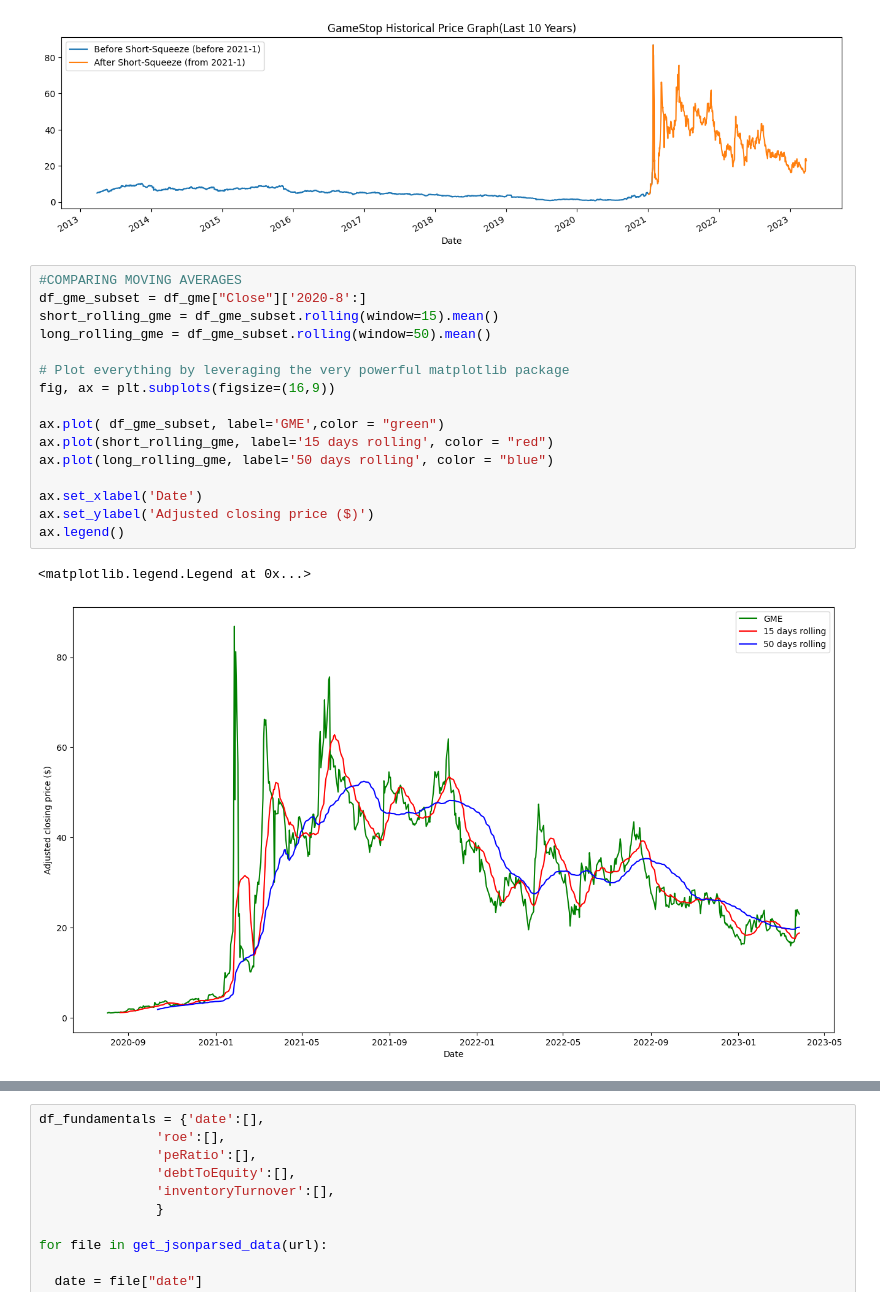
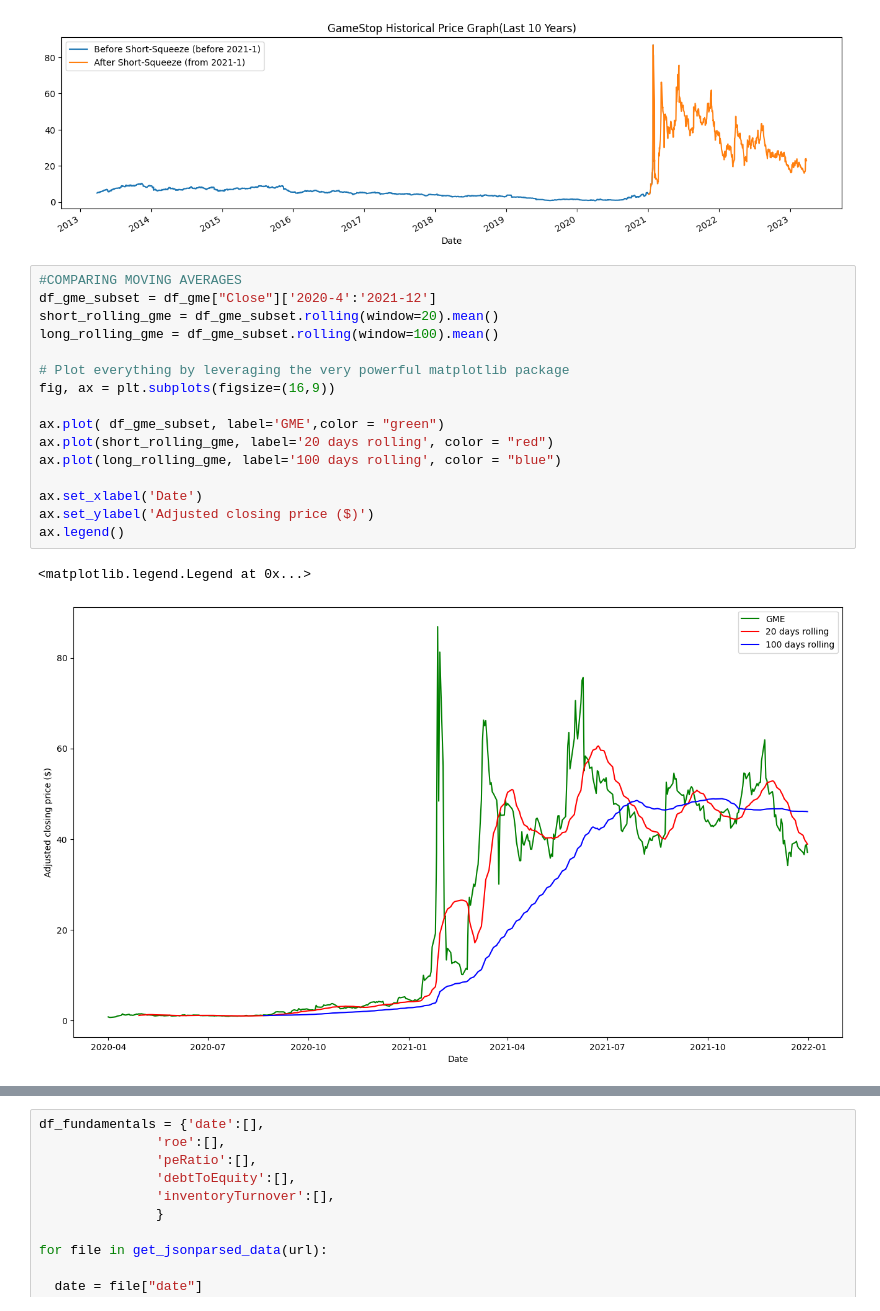
Before and after one commit to s5263er/GameStop-Sentiment-and-Price-Analysis, a Jupyter notebook: FIN_INFO_RET.ipynb, the cells around one changed output, grey strips where cells are left out. Drawn from its saved outputs; the diff is of its cells as text.

```diff
--- a/FIN_INFO_RET.ipynb
+++ b/FIN_INFO_RET.ipynb
@@ -63,23 +63,23 @@ plt.close()
 [figure]
 # %%
 #COMPARING MOVING AVERAGES
-df_gme_subset = df_gme["Close"]['2020-8':]
-short_rolling_gme = df_gme_subset.rolling(window=15).mean()
-long_rolling_gme = df_gme_subset.rolling(window=50).mean()
+df_gme_subset = df_gme["Close"]['2020-4':'2021-12']
+short_rolling_gme = df_gme_subset.rolling(window=20).mean()
+long_rolling_gme = df_gme_subset.rolling(window=100).mean()
 
 # Plot everything by leveraging the very powerful matplotlib package
 fig, ax = plt.subplots(figsize=(16,9))
 
 ax.plot( df_gme_subset, label='GME',color = "green")
-ax.plot(short_rolling_gme, label='15 days rolling', color = "red")
-ax.plot(long_rolling_gme, label='50 days rolling', color = "blue")
+ax.plot(short_rolling_gme, label='20 days rolling', color = "red")
+ax.plot(long_rolling_gme, label='100 days rolling', color = "blue")
 
 ax.set_xlabel('Date')
 ax.set_ylabel('Adjusted closing price ($)')
 ax.legend()
 # %% [output]
 <matplotlib.legend.Legend at 0x...>
-[figure, old version]
+[figure, new version]
 # %%
 
 try:
```
Also changed, not shown: parts of 29 cells of this notebook.
